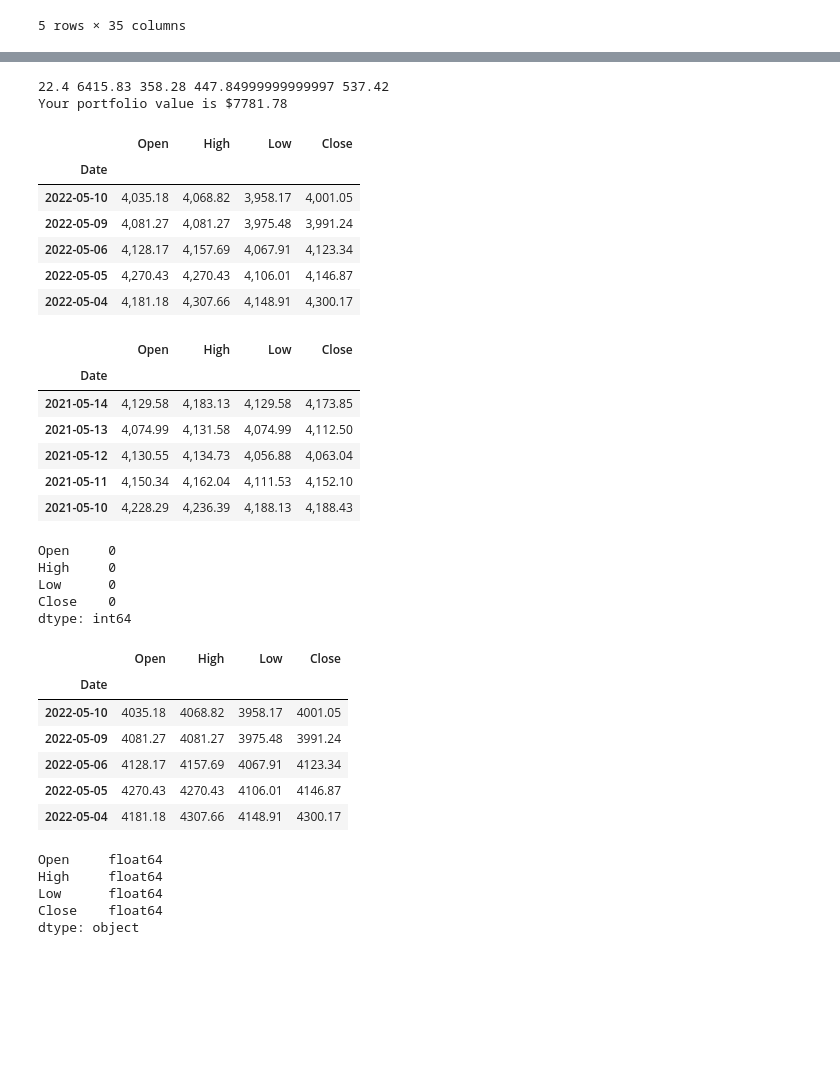
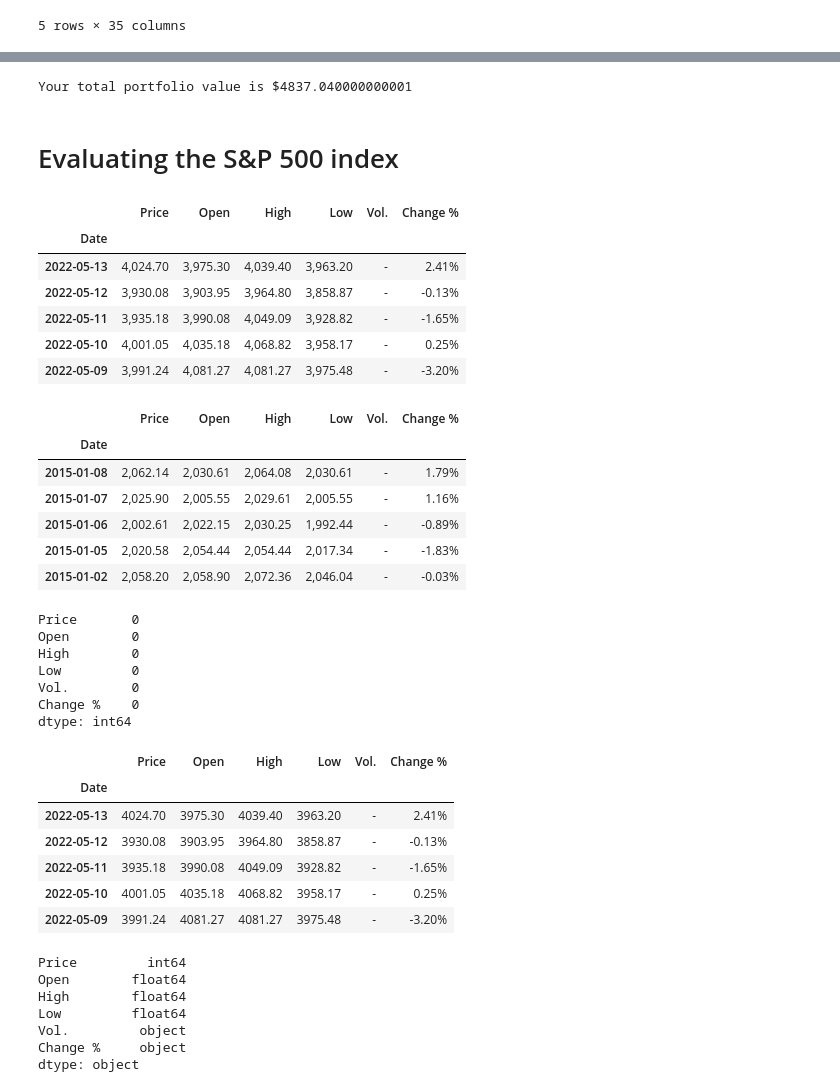
Before and after one commit to ghedrick76/Portfolio-Analyzer, a Jupyter notebook: portfolio_analyzer.ipynb, the cells around one changed output, grey strips where cells are left out. Drawn from its saved outputs; the diff is of its cells as text; code cells hidden in the pictures; blank space fills up the shorter version.

```diff
--- a/portfolio_analyzer.ipynb
+++ b/portfolio_analyzer.ipynb
@@ -133,18 +157,18 @@ ticker_3_value = ticker_3_qty * ticker_3_close
 ticker_4_value = ticker_4_qty * ticker_3_close
 ticker_5_value = ticker_5_qty * ticker_3_close
 
-print(ticker_1_value, ticker_2_value, ticker_3_value, ticker_4_value, ticker_5_value)
 
 # Adds up value of entire portfolio
 portfolio_value = (ticker_1_value + ticker_2_value + ticker_3_value + ticker_4_value + ticker_5_value)
-print(f"Your portfolio value is ${portfolio_value}")
+print(f"Your total portfolio value is ${portfolio_value}")
 # %% [output]
-22.4 6415.83 358.28 447.84999999999997 537.42
-Your portfolio value is $7781.78
+Your total portfolio value is $4837.040000000001
+# %% [markdown]
+# Evaluating the S&P 500 index
 # %%
 # Reads the S&P 500 data into a dataframe
 sp500 = pd.read_csv(
-    Path("Resources/Download Data - INDEX_US_S&P US_SPX.csv"),
+    Path("Resources/S&P 500 Historical Data (1).csv"),
     index_col="Date",
     parse_dates=True,
     infer_datetime_format=True
@@ -154,58 +178,62 @@ sp500 = pd.read_csv(
 display(sp500.head())
 display(sp500.tail())
 # %% [output]
-|  | Open | High | Low | Close |
-| Date |  |  |  |  |
-| 2022-05-10 | 4,035.18 | 4,068.82 | 3,958.17 | 4,001.05 |
-| 2022-05-09 | 4,081.27 | 4,081.27 | 3,975.48 | 3,991.24 |
-| 2022-05-06 | 4,128.17 | 4,157.69 | 4,067.91 | 4,123.34 |
-| 2022-05-05 | 4,270.43 | 4,270.43 | 4,106.01 | 4,146.87 |
-| 2022-05-04 | 4,181.18 | 4,307.66 | 4,148.91 | 4,300.17 |
+|  | Price | Open | High | Low | Vol. | Change % |
+| Date |  |  |  |  |  |  |
+| 2022-05-13 | 4,024.70 | 3,975.30 | 4,039.40 | 3,963.20 | - | 2.41% |
+| 2022-05-12 | 3,930.08 | 3,903.95 | 3,964.80 | 3,858.87 | - | -0.13% |
+| 2022-05-11 | 3,935.18 | 3,990.08 | 4,049.09 | 3,928.82 | - | -1.65% |
+| 2022-05-10 | 4,001.05 | 4,035.18 | 4,068.82 | 3,958.17 | - | 0.25% |
+| 2022-05-09 | 3,991.24 | 4,081.27 | 4,081.27 | 3,975.48 | - | -3.20% |
-|  | Open | High | Low | Close |
-| Date |  |  |  |  |
-| 2021-05-14 | 4,129.58 | 4,183.13 | 4,129.58 | 4,173.85 |
-| 2021-05-13 | 4,074.99 | 4,131.58 | 4,074.99 | 4,112.50 |
-| 2021-05-12 | 4,130.55 | 4,134.73 | 4,056.88 | 4,063.04 |
-| 2021-05-11 | 4,150.34 | 4,162.04 | 4,111.53 | 4,152.10 |
-| 2021-05-10 | 4,228.29 | 4,236.39 | 4,188.13 | 4,188.43 |
+|  | Price | Open | High | Low | Vol. | Change % |
+| Date |  |  |  |  |  |  |
+| 2015-01-08 | 2,062.14 | 2,030.61 | 2,064.08 | 2,030.61 | - | 1.79% |
+| 2015-01-07 | 2,025.90 | 2,005.55 | 2,029.61 | 2,005.55 | - | 1.16% |
+| 2015-01-06 | 2,002.61 | 2,022.15 | 2,030.25 | 1,992.44 | - | -0.89% |
+| 2015-01-05 | 2,020.58 | 2,054.44 | 2,054.44 | 2,017.34 | - | -1.83% |
+| 2015-01-02 | 2,058.20 | 2,058.90 | 2,072.36 | 2,046.04 | - | -0.03% |
 # %%
 # Checks for null values in the data
 sp500.isnull().sum()
 # %% [output]
-Open     0
-High     0
-Low      0
-Close    0
+Price       0
+Open        0
+High        0
+Low         0
+Vol.        0
+Change %    0
 dtype: int64
 # %%
 # Cleans and prepares the data for the dataframe
 sp500.loc[:, 'Open'] = sp500.loc[:, 'Open'].str.replace(",", "")
 sp500.loc[:, 'High'] = sp500.loc[:, 'High'].str.replace(",", "")
 sp500.loc[:, 'Low'] = sp500.loc[:, 'Low'].str.replace(",", "")
-sp500.loc[:, 'Close'] = sp500.loc[:, 'Close'].str.replace(",", "")
+sp500.loc[:, 'Price'] = sp500.loc[:, 'Price'].str.replace(",", "")
 
 # Confirms cleaning of data
 sp500.head()
 # %% [output]
-|  | Open | High | Low | Close |
-| Date |  |  |  |  |
-| 2022-05-10 | 4035.18 | 4068.82 | 3958.17 | 4001.05 |
-| 2022-05-09 | 4081.27 | 4081.27 | 3975.48 | 3991.24 |
-| 2022-05-06 | 4128.17 | 4157.69 | 4067.91 | 4123.34 |
-| 2022-05-05 | 4270.43 | 4270.43 | 4106.01 | 4146.87 |
-| 2022-05-04 | 4181.18 | 4307.66 | 4148.91 | 4300.17 |
+|  | Price | Open | High | Low | Vol. | Change % |
+| Date |  |  |  |  |  |  |
+| 2022-05-13 | 4024.70 | 3975.30 | 4039.40 | 3963.20 | - | 2.41% |
+| 2022-05-12 | 3930.08 | 3903.95 | 3964.80 | 3858.87 | - | -0.13% |
+| 2022-05-11 | 3935.18 | 3990.08 | 4049.09 | 3928.82 | - | -1.65% |
+| 2022-05-10 | 4001.05 | 4035.18 | 4068.82 | 3958.17 | - | 0.25% |
+| 2022-05-09 | 3991.24 | 4081.27 | 4081.27 | 3975.48 | - | -3.20% |
 # %%
 # Changes all data types to float
 sp500.loc[:, 'Open'] = sp500.loc[:, 'Open'].astype('float')
 sp500.loc[:, 'High'] = sp500.loc[:, 'High'].astype('float')
 sp500.loc[:, 'Low'] = sp500.loc[:, 'Low'].astype('float')
-sp500.loc[:, 'Close'] = sp500.loc[:, 'Close'].astype('float')
+sp500.loc[:, 'Price'] = sp500.loc[:, 'Price'].astype('int')
 
 # Confirms data type conversion
 sp500.dtypes
 # %% [output]
-Open     float64
-High     float64
-Low      float64
-Close    float64
+Price         int64
+Open        float64
+High        float64
+Low         float64
+Vol.         object
+Change %     object
 dtype: object
```
Also changed, not shown: parts of 13 cells of this notebook, 6 other files.
